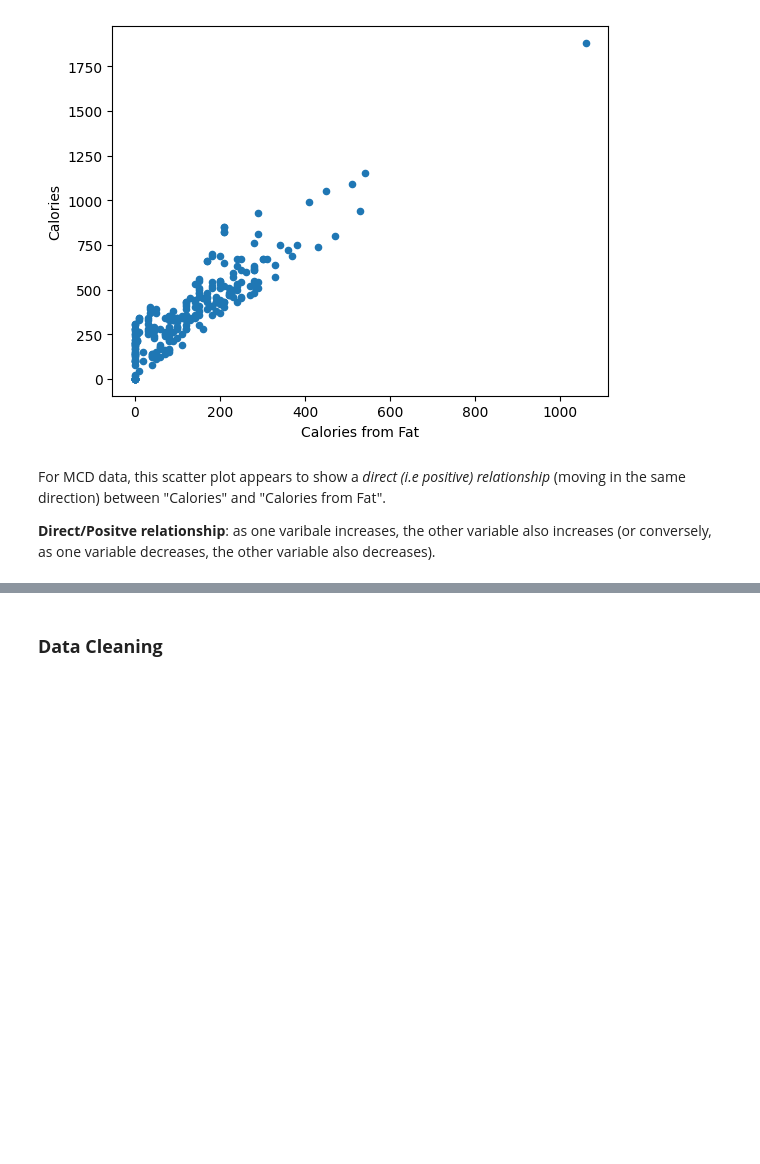
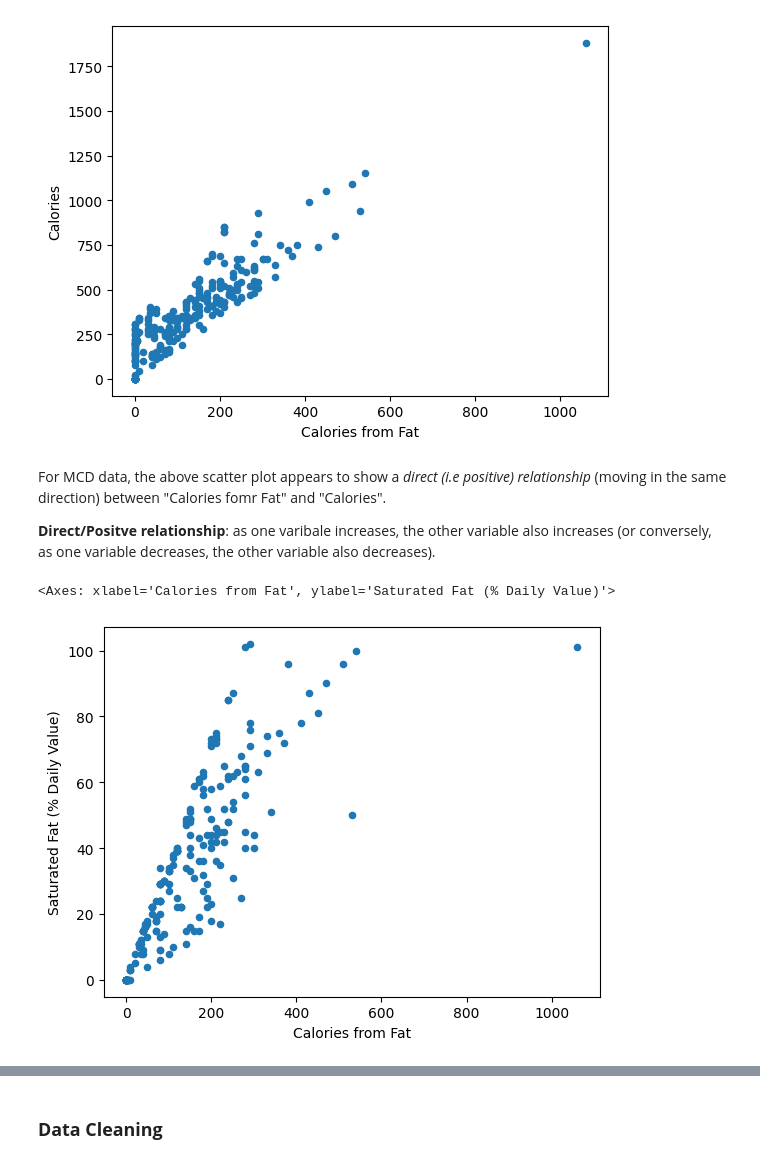
Before and after one commit to cmonjarr/AMB_Project_SP25, a Jupyter notebook: Nutrition Project/Nutrition_2025.ipynb, the cells around one changed output, grey strips where cells are left out. Saved outputs shown, nothing was run; the diff lists cells and outputs as text; code cells hidden in the pictures; blank space fills up the shorter version.

Commit message:
updated hyperlinks and images

```diff
--- a/Nutrition Project/Nutrition_2025.ipynb
+++ b/Nutrition Project/Nutrition_2025.ipynb
@@ -339,6 +339,12 @@ mcd.plot(kind="scatter", x = "Calories from Fat", y = "Calories")
 <Axes: xlabel='Calories from Fat', ylabel='Calories'>
 [figure]
 # %% [markdown]
-For MCD data, this scatter plot appears to show a *direct (i.e positive) relationship* (moving in the same direction) between "Calories" and "Calories from Fat".
+For MCD data, the above scatter plot appears to show a *direct (i.e positive) relationship* (moving in the same direction) between "Calories fomr Fat" and "Calories".
 
 **Direct/Positve relationship**: as one varibale increases, the other variable also increases (or conversely, as one variable decreases, the other variable also decreases).
+# %%
+# analyzing value counts of specific columns - using early visualizaion: examining relationship between two columns
+mcd.plot(kind="scatter", x = "Calories from Fat", y =  "Saturated Fat (% Daily Value)")
+# %% [output]
+<Axes: xlabel='Calories from Fat', ylabel='Saturated Fat (% Daily Value)'>
+[figure, added]
```
Also changed, not shown: parts of 16 cells of this notebook.
